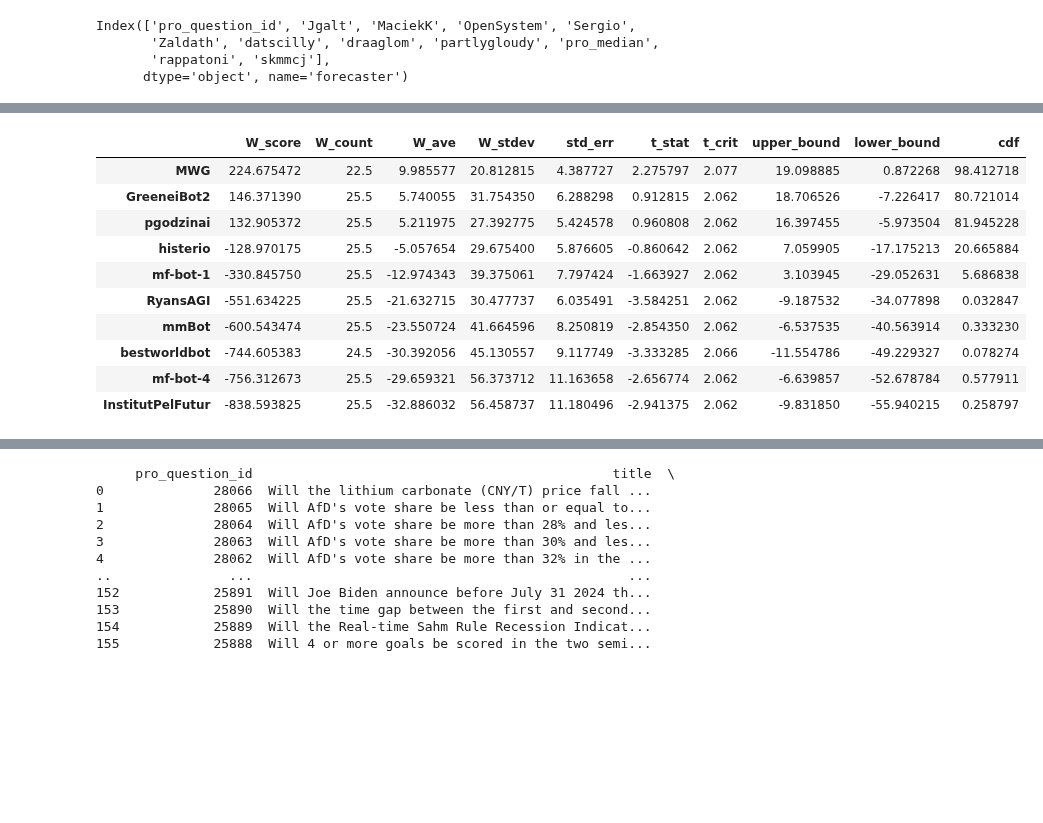
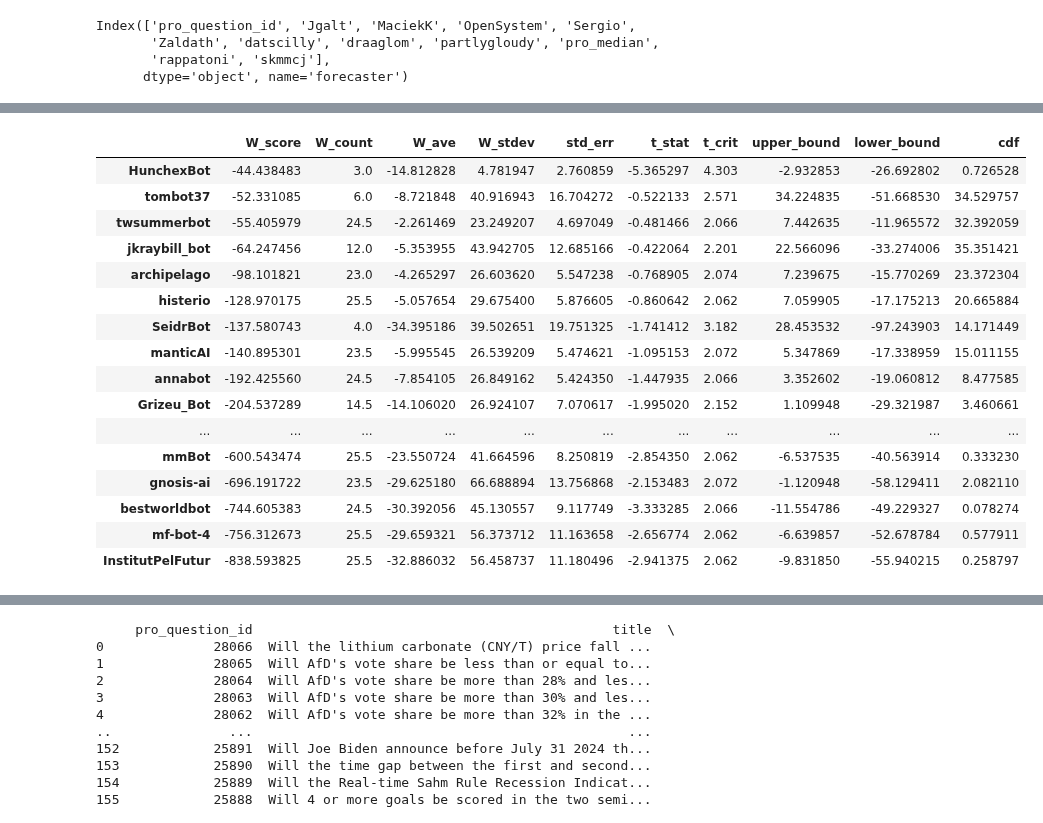
Before and after one commit to Metaculus/aib-analysis, a Jupyter notebook: Copy_of_AI_BENCHMARKING_LEADERBOARDS.ipynb, the cells around one changed output, grey strips where cells are left out. Cells and saved outputs as stored; diff of their text form; code cells hidden in the pictures; blank space fills up the shorter version.

```diff
--- a/Copy_of_AI_BENCHMARKING_LEADERBOARDS.ipynb
+++ b/Copy_of_AI_BENCHMARKING_LEADERBOARDS.ipynb
@@ -757,3 +639,0 @@ bot_team # TK: Different, revisit methods later
-# %%
-df_pro_bot_forecasts["bot_team_median"] = df_pro_bot_forecasts[bot_team].median(axis=1)
-df_pro_bot_forecasts
@@ -779,7 +640,4 @@ df_pro_bot_forecasts
 # %%
-# Create the bot_team_median column
-df_pro_bot_forecasts["bot_team_median"] = df_pro_bot_forecasts[bot_team].median(axis=1)
-
 #print(f"Shape of df_pro_bot_forecasts: {df_pro_bot_forecasts.shape}")
 #print(df_pro_bot_forecasts.columns)
 
@@ -788,7 +646,7 @@ df_bot_vs_pro_peer = df_pro_bot_forecasts.copy()
 df_bot_vs_pro_peer = df_bot_vs_pro_peer[['pro_median', 'resolution', 'question_weight', 'bot_question_id']]
 
 # Calculate peer score for each bot
-for bot in bot_team:
+for bot in all_bots:
     # Calculate Head-to-head score based on the condition
     peer_score = np.where(
         df_pro_bot_forecasts['resolution'] == 1,
@@ -802,8 +660,8 @@ for bot in bot_team:
 # Calculate Head-to-head score for bot_team
 peer_score = np.where(
     df_pro_bot_forecasts['resolution'] == 1,
-    np.log(df_pro_bot_forecasts['bot_team_median'] / df_pro_bot_forecasts['pro_median']),
-    np.log((1 - df_pro_bot_forecasts['bot_team_median']) / (1 - df_pro_bot_forecasts['pro_median']))
+    np.log(df_pro_bot_forecasts['bot_median'] / df_pro_bot_forecasts['pro_median']),
+    np.log((1 - df_pro_bot_forecasts['bot_median']) / (1 - df_pro_bot_forecasts['pro_median']))
 )
 
 # Add the calculated peer score to the new DataFrame
@@ -869,12 +727,12 @@ df_pro_scores
 # %%
-# Rename question_id to pro_question_id in df_pros_baseline and filter to only baseline score_type
-df_pros_baseline = df_pro_scores.rename(columns={'question_id': 'pro_question_id'})[df_pros_scores['score_type'] == 'baseline']
-df_pros_baseline = df_pros_baseline[['pro_question_id', 'forecaster', 'score']]
+# Rename question_id to pro_question_id in df_pro_baseline and filter to only baseline score_type
+df_pro_baseline = df_pro_scores.rename(columns={'question_id': 'pro_question_id'})[df_pro_scores['score_type'] == 'baseline']
+df_pro_baseline = df_pro_baseline[['pro_question_id', 'forecaster', 'score']]
 
 # Now make it wide! forecaster = columns; score = values; index = pro_question_id
-df_pros_baseline = df_pros_baseline.pivot(index='pro_question_id', columns='forecaster', values='score').reset_index()
+df_pro_baseline_wide = df_pro_baseline.pivot(index='pro_question_id', columns='forecaster', values='score').reset_index()
 
-df_pros_baseline.columns
+df_pro_baseline_wide.columns
 # %% [output]
 Index(['pro_question_id', 'Jgalt', 'MaciekK', 'OpenSystem', 'Sergio',
        'Zaldath', 'datscilly', 'draaglom', 'partlygloudy', 'pro_median',
@@ -900,14 +749,14 @@ Index(['bot_question_id', 'bot_median', '000_bot', 'Bot_Pepa', 'Cassie',
 
 df_pro_bot_baseline_weights = pd.merge(
     df_pro_bot_resolved_questions,
-    df_bot_baseline,
+    df_bot_baseline_wide,
     on='bot_question_id',
     how='left'
 )
 
 df_pro_bot_baseline_weights = pd.merge(
     df_pro_bot_baseline_weights,
-    df_pros_baseline[['pro_question_id', 'pro_median']],
+    df_pro_baseline_wide[['pro_question_id', 'pro_median']],
     on='pro_question_id',
     how='left'
 )
@@ -918,7 +767,7 @@ df_pro_bot_baseline_weights = df_pro_bot_baseline_weights.fillna(0) # TK MAKE SU
 df_pro_bot_baseline_weights['question_weight'] = pd.to_numeric(df_pro_bot_baseline_weights['question_weight'], errors='coerce')
 
 # Create a list of columns to keep
-forecaster_cols = ['pro_median'] + [col for col in df_pro_bot_baseline_weights.columns if col in bot_team]
+forecaster_cols = ['pro_median'] + [col for col in df_pro_bot_baseline_weights.columns if col in all_bots]
 df_filtered = df_pro_bot_baseline_weights[forecaster_cols]
 
 # Calculate the sum for each forecaster
@@ -953,7 +802,4 @@ weighted_leaderboard['Rank'] = weighted_leaderboard.index + 1
 leaderboard = leaderboard[['Rank', 'Forecaster', 'Baseline', 'Count']]
 weighted_leaderboard = weighted_leaderboard[['Rank', 'Forecaster', 'Weighted_Baseline', 'Count']]
 
-# Display the leaderboard
-#print(leaderboard)
-#print("\n\n")
-#print(weighted_leaderboard)
+weighted_leaderboard
@@ -1021,7 +883,7 @@ df_W_leaderboard = pd.DataFrame()
 
 df3 = pd.DataFrame()
 
-for bot in bot_team:
+for bot in all_bots:
 
   # T test
   df3 = df_bot_vs_pro_peer.copy()
@@ -1036,44 +898,50 @@ for bot in bot_team:
   std_error = weighted_std_dev / np.sqrt(weighted_count)
   t_statistic = (weighted_average - 0) / std_error
   if weighted_count > 2:
     t_crit = t_critical_value(weighted_count - 1)
     # 95% confidence that the true mean is between lower and upper bounds
     upper_bound = weighted_average + t_crit * std_error
     lower_bound = weighted_average - t_crit * std_error
     # 1.96 sigma for a normal Gaussian correponds to 97.5th percentile
     # Normalization below
     cdf = norm.cdf(t_statistic * 1.96 / t_crit)
   else:
-    t_crit = np.NaN
-    upper_bound = np.NaN
-    lower_bound = np.NaN
-    cdf = np.NaN
+    t_crit = np.nan
+    upper_bound = np.nan
+    lower_bound = np.nan
+    cdf = np.nan
 
   df_W_leaderboard.loc[bot, 'W_score'] = weighted_score
   df_W_leaderboard.loc[bot, 'W_count'] = weighted_count
   df_W_leaderboard.loc[bot, 'W_ave'] = weighted_average
   df_W_leaderboard.loc[bot, 'W_stdev'] = weighted_std_dev
   df_W_leaderboard.loc[bot, 'std_err'] = std_error
   df_W_leaderboard.loc[bot, 't_stat'] = t_statistic
   df_W_leaderboard.loc[bot, 't_crit'] = t_crit
   df_W_leaderboard.loc[bot, 'upper_bound'] = upper_bound
   df_W_leaderboard.loc[bot, 'lower_bound'] = lower_bound
   df_W_leaderboard.loc[bot, 'cdf'] = cdf * 100
 
 #print(df_W_leaderboard[['Peer_vs_Pro', 'Count',  'bootstrap',  'resample',  'cdf']])
 #print('\n\n')
 #print(df_W_leaderboard[['W_score', 'W_count', 'W_ave',  'W_stdev',  'std_err',  't_stat',  'cdf']].sort_values(by='W_score', ascending=False))
 
 df_W_leaderboard.sort_values(by='W_score', ascending=False).tail(30)
 # %% [output]
 |  | W_score | W_count | W_ave | W_stdev | std_err | t_stat | t_crit | upper_bound | lower_bound | cdf |
-| MWG | 224.675472 | 22.5 | 9.985577 | 20.812815 | 4.387727 | 2.275797 | 2.077 | 19.098885 | 0.872268 | 98.412718 |
-| GreeneiBot2 | 146.371390 | 25.5 | 5.740055 | 31.754350 | 6.288298 | 0.912815 | 2.062 | 18.706526 | -7.226417 | 80.721014 |
-| pgodzinai | 132.905372 | 25.5 | 5.211975 | 27.392775 | 5.424578 | 0.960808 | 2.062 | 16.397455 | -5.973504 | 81.945228 |
+| HunchexBot | -44.438483 | 3.0 | -14.812828 | 4.781947 | 2.760859 | -5.365297 | 4.303 | -2.932853 | -26.692802 | 0.726528 |
+| tombot37 | -52.331085 | 6.0 | -8.721848 | 40.916943 | 16.704272 | -0.522133 | 2.571 | 34.224835 | -51.668530 | 34.529757 |
+| twsummerbot | -55.405979 | 24.5 | -2.261469 | 23.249207 | 4.697049 | -0.481466 | 2.066 | 7.442635 | -11.965572 | 32.392059 |
+| jkraybill_bot | -64.247456 | 12.0 | -5.353955 | 43.942705 | 12.685166 | -0.422064 | 2.201 | 22.566096 | -33.274006 | 35.351421 |
+| archipelago | -98.101821 | 23.0 | -4.265297 | 26.603620 | 5.547238 | -0.768905 | 2.074 | 7.239675 | -15.770269 | 23.372304 |
 | histerio | -128.970175 | 25.5 | -5.057654 | 29.675400 | 5.876605 | -0.860642 | 2.062 | 7.059905 | -17.175213 | 20.665884 |
-| mf-bot-1 | -330.845750 | 25.5 | -12.974343 | 39.375061 | 7.797424 | -1.663927 | 2.062 | 3.103945 | -29.052631 | 5.686838 |
-| RyansAGI | -551.634225 | 25.5 | -21.632715 | 30.477737 | 6.035491 | -3.584251 | 2.062 | -9.187532 | -34.077898 | 0.032847 |
+| SeidrBot | -137.580743 | 4.0 | -34.395186 | 39.502651 | 19.751325 | -1.741412 | 3.182 | 28.453532 | -97.243903 | 14.171449 |
+| manticAI | -140.895301 | 23.5 | -5.995545 | 26.539209 | 5.474621 | -1.095153 | 2.072 | 5.347869 | -17.338959 | 15.011155 |
+| annabot | -192.425560 | 24.5 | -7.854105 | 26.849162 | 5.424350 | -1.447935 | 2.066 | 3.352602 | -19.060812 | 8.477585 |
+| Grizeu_Bot | -204.537289 | 14.5 | -14.106020 | 26.924107 | 7.070617 | -1.995020 | 2.152 | 1.109948 | -29.321987 | 3.460661 |
+| ... | ... | ... | ... | ... | ... | ... | ... | ... | ... | ... |
 | mmBot | -600.543474 | 25.5 | -23.550724 | 41.664596 | 8.250819 | -2.854350 | 2.062 | -6.537535 | -40.563914 | 0.333230 |
+| gnosis-ai | -696.191722 | 23.5 | -29.625180 | 66.688894 | 13.756868 | -2.153483 | 2.072 | -1.120948 | -58.129411 | 2.082110 |
 | bestworldbot | -744.605383 | 24.5 | -30.392056 | 45.130557 | 9.117749 | -3.333285 | 2.066 | -11.554786 | -49.229327 | 0.078274 |
 | mf-bot-4 | -756.312673 | 25.5 | -29.659321 | 56.373712 | 11.163658 | -2.656774 | 2.062 | -6.639857 | -52.678784 | 0.577911 |
 | InstitutPelFutur | -838.593825 | 25.5 | -32.886032 | 56.458737 | 11.180496 | -2.941375 | 2.062 | -9.831850 | -55.940215 | 0.258797 |
```
Also changed, not shown: parts of 47 cells of this notebook.
